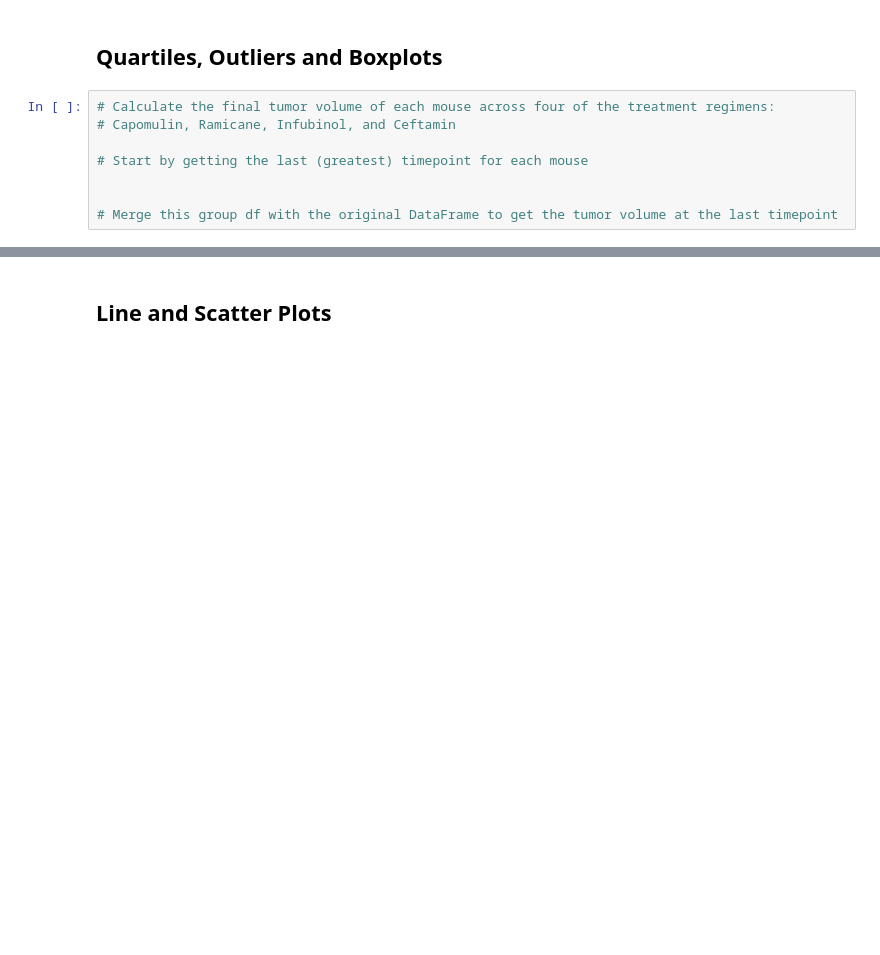
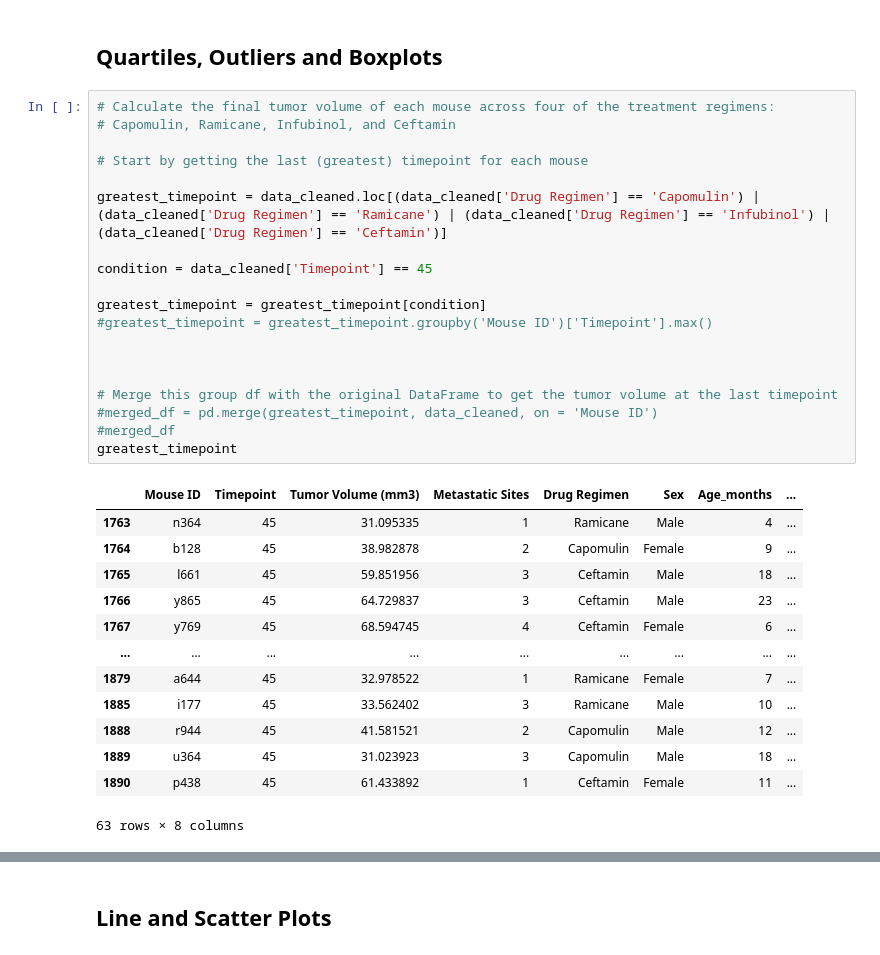
Before and after one commit to Kdata249/Pymaceuticals, a Jupyter notebook: 05-Data-Visualization/Starter_Code/Pymaceuticals_HW/pymaceuticals_starter.ipynb, the cells around one changed output, grey strips where cells are left out. Saved outputs shown, nothing was run; the diff lists cells and outputs as text; blank space fills up the shorter version.

```diff
--- a/05-Data-Visualization/Starter_Code/Pymaceuticals_HW/pymaceuticals_starter.ipynb
+++ b/05-Data-Visualization/Starter_Code/Pymaceuticals_HW/pymaceuticals_starter.ipynb
@@ -207,10 +201,35 @@ plt.pie(sex_counts, explode=explode, labels=labels, colors=colors,
 # %%
 # Calculate the final tumor volume of each mouse across four of the treatment regimens:
 # Capomulin, Ramicane, Infubinol, and Ceftamin
 
 # Start by getting the last (greatest) timepoint for each mouse
 
+greatest_timepoint = data_cleaned.loc[(data_cleaned['Drug Regimen'] == 'Capomulin') | (data_cleaned['Drug Regimen'] == 'Ramicane') | (data_cleaned['Drug Regimen'] == 'Infubinol') | (data_cleaned['Drug Regimen'] == 'Ceftamin')]
+
+condition = data_cleaned['Timepoint'] == 45
+
+greatest_timepoint = greatest_timepoint[condition]
+#greatest_timepoint = greatest_timepoint.groupby('Mouse ID')['Timepoint'].max()
+
+
 
 # Merge this group df with the original DataFrame to get the tumor volume at the last timepoint
+#merged_df = pd.merge(greatest_timepoint, data_cleaned, on = 'Mouse ID')
+#merged_df
+greatest_timepoint
+# %% [output]
+|  | Mouse ID | Timepoint | Tumor Volume (mm3) | Metastatic Sites | Drug Regimen | Sex | Age_months | ... |
+| 1763 | n364 | 45 | 31.095335 | 1 | Ramicane | Male | 4 | ... |
+| 1764 | b128 | 45 | 38.982878 | 2 | Capomulin | Female | 9 | ... |
+| 1765 | l661 | 45 | 59.851956 | 3 | Ceftamin | Male | 18 | ... |
+| 1766 | y865 | 45 | 64.729837 | 3 | Ceftamin | Male | 23 | ... |
+| 1767 | y769 | 45 | 68.594745 | 4 | Ceftamin | Female | 6 | ... |
+| ... | ... | ... | ... | ... | ... | ... | ... | ... |
+| 1879 | a644 | 45 | 32.978522 | 1 | Ramicane | Female | 7 | ... |
+| 1885 | i177 | 45 | 33.562402 | 3 | Ramicane | Male | 10 | ... |
+| 1888 | r944 | 45 | 41.581521 | 2 | Capomulin | Male | 12 | ... |
+| 1889 | u364 | 45 | 31.023923 | 3 | Capomulin | Male | 18 | ... |
+| 1890 | p438 | 45 | 61.433892 | 1 | Ceftamin | Female | 11 | ... |
+63 rows × 8 columns
 # %%
 # Put treatments into a list for for loop (and later for plot labels)
```
Also changed, not shown: parts of 3 cells of this notebook.
